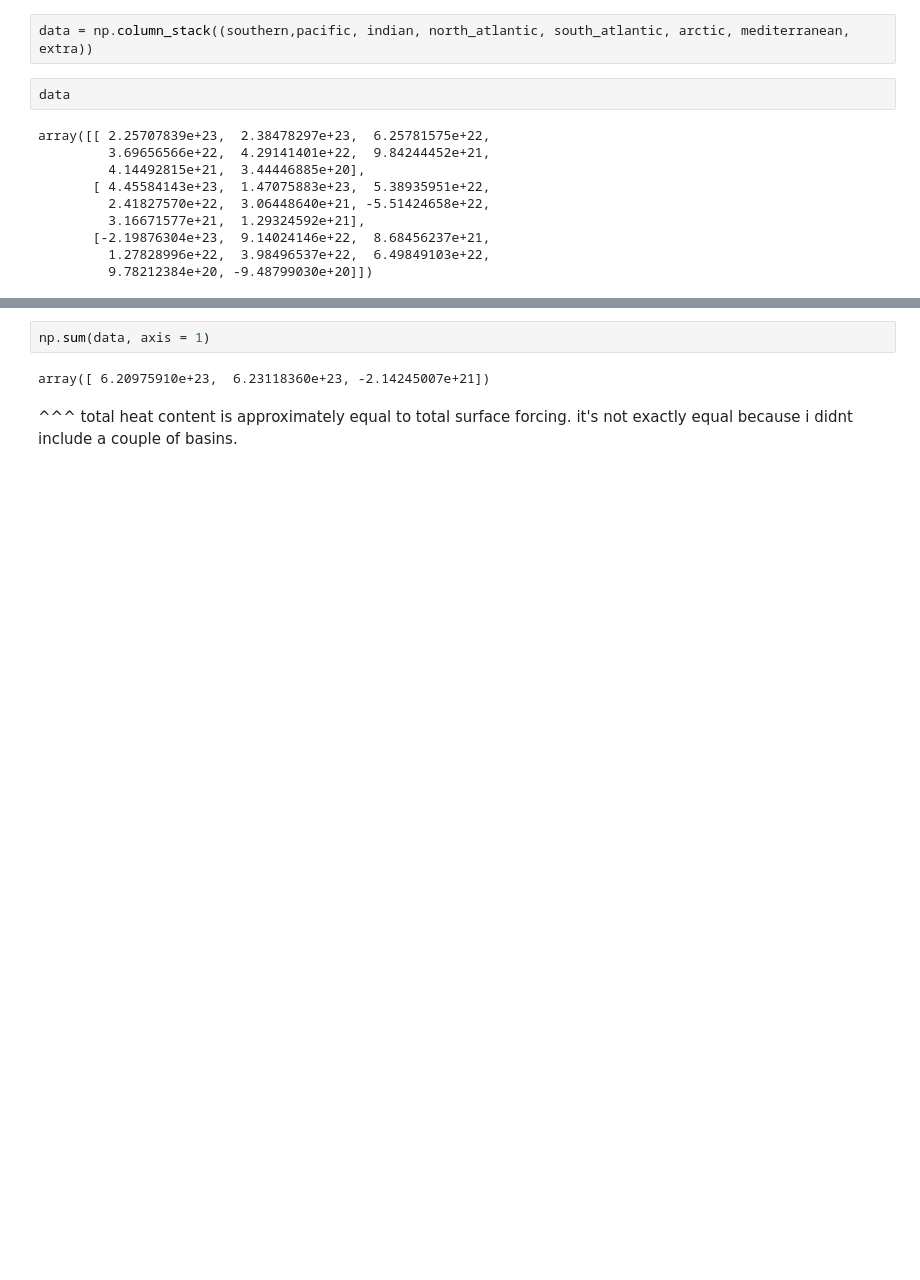
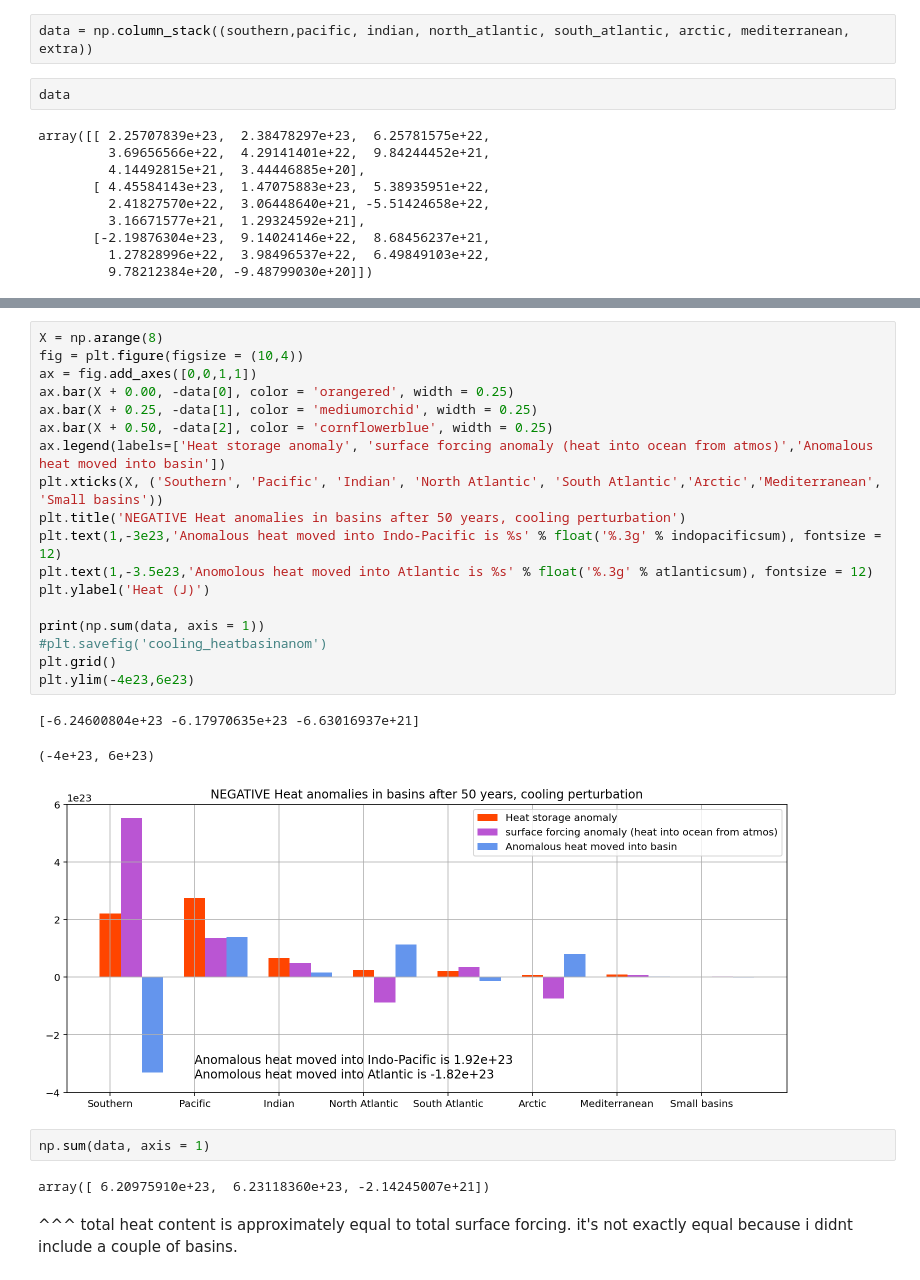
Before and after one commit to claireyung/unsw_clex_project_files, a Jupyter notebook: basin_heat_uptake.ipynb, the cells around one changed output, grey strips where cells are left out. Drawn from its saved outputs; the diff is of its cells as text; blank space fills up the shorter version.

```diff
--- a/basin_heat_uptake.ipynb
+++ b/basin_heat_uptake.ipynb
@@ -358,3 +367,25 @@ Text(0.5, 1.0, 'Heat anomalies in basins after 50 years, warming perturbation')
+# %%
+X = np.arange(8)
+fig = plt.figure(figsize = (10,4))
+ax = fig.add_axes([0,0,1,1])
+ax.bar(X + 0.00, -data[0], color = 'orangered', width = 0.25)
+ax.bar(X + 0.25, -data[1], color = 'mediumorchid', width = 0.25)
+ax.bar(X + 0.50, -data[2], color = 'cornflowerblue', width = 0.25)
+ax.legend(labels=['Heat storage anomaly', 'surface forcing anomaly (heat into ocean from atmos)','Anomalous heat moved into basin'])
+plt.xticks(X, ('Southern', 'Pacific', 'Indian', 'North Atlantic', 'South Atlantic','Arctic','Mediterranean', 'Small basins'))
+plt.title('NEGATIVE Heat anomalies in basins after 50 years, cooling perturbation')
+plt.text(1,-3e23,'Anomalous heat moved into Indo-Pacific is %s' % float('%.3g' % indopacificsum), fontsize = 12)
+plt.text(1,-3.5e23,'Anomolous heat moved into Atlantic is %s' % float('%.3g' % atlanticsum), fontsize = 12)
+plt.ylabel('Heat (J)')
+
+print(np.sum(data, axis = 1))
+#plt.savefig('cooling_heatbasinanom')
+plt.grid()
+plt.ylim(-4e23,6e23)
+# %% [output]
+[-6.24600804e+23 -6.17970635e+23 -6.63016937e+21]
+(-4e+23, 6e+23)
+[figure, added]
 # %%
 np.sum(data, axis = 1)
 # %% [output]
```
Also changed, not shown: parts of 23 cells of this notebook, 24 other files.
